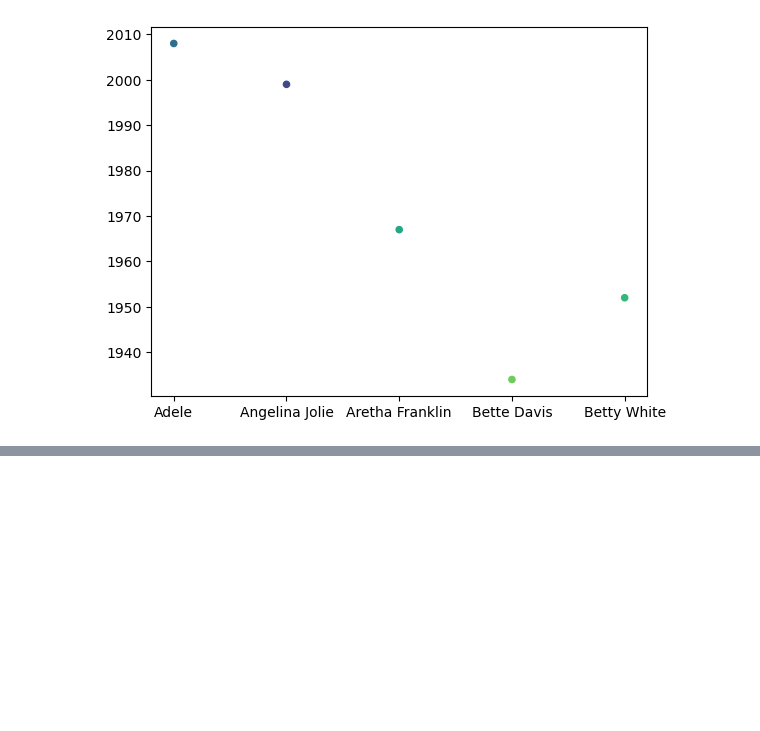
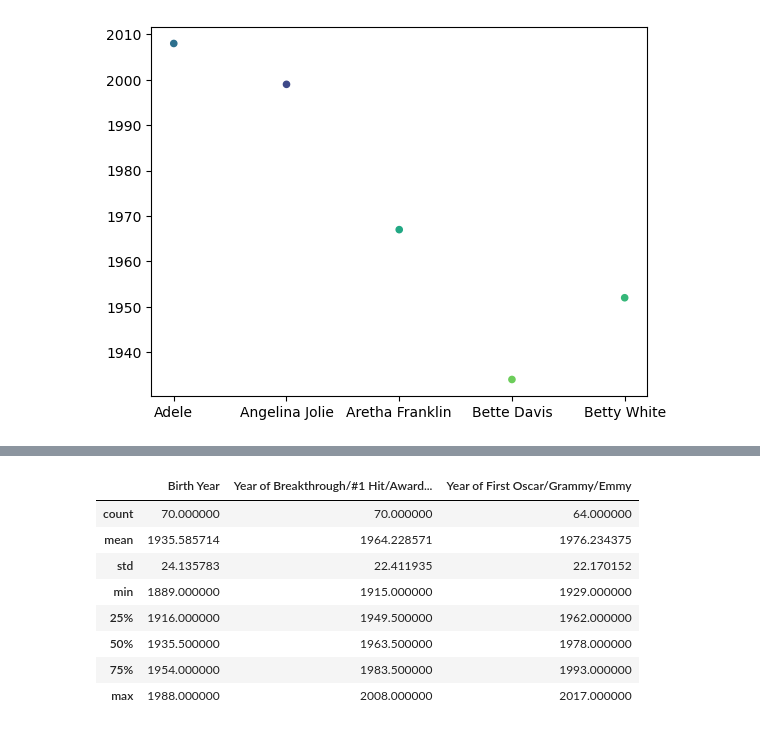
Before and after one commit to Apurv48/Entertainer, a Jupyter notebook: Entertainer.ipynb, the cells around one changed output, grey strips where cells are left out. Cells and saved outputs as stored; diff of their text form; code cells hidden in the pictures; blank space fills up the shorter version.

```diff
--- a/Entertainer.ipynb
+++ b/Entertainer.ipynb
@@ -506,0 +560,12 @@ Name: Entertainer, dtype: object
+# %%
+data.describe()
+# %% [output]
+|  | Birth Year | Year of Breakthrough/#1 Hit/Award... | Year of First Oscar/Grammy/Emmy |
+| count | 70.000000 | 70.000000 | 64.000000 |
+| mean | 1935.585714 | 1964.228571 | 1976.234375 |
+| std | 24.135783 | 22.411935 | 22.170152 |
+| min | 1889.000000 | 1915.000000 | 1929.000000 |
+| 25% | 1916.000000 | 1949.500000 | 1962.000000 |
+| 50% | 1935.500000 | 1963.500000 | 1978.000000 |
+| 75% | 1954.000000 | 1983.500000 | 1993.000000 |
+| max | 1988.000000 | 2008.000000 | 2017.000000 |
```
Also changed, not shown: parts of 8 cells of this notebook.
